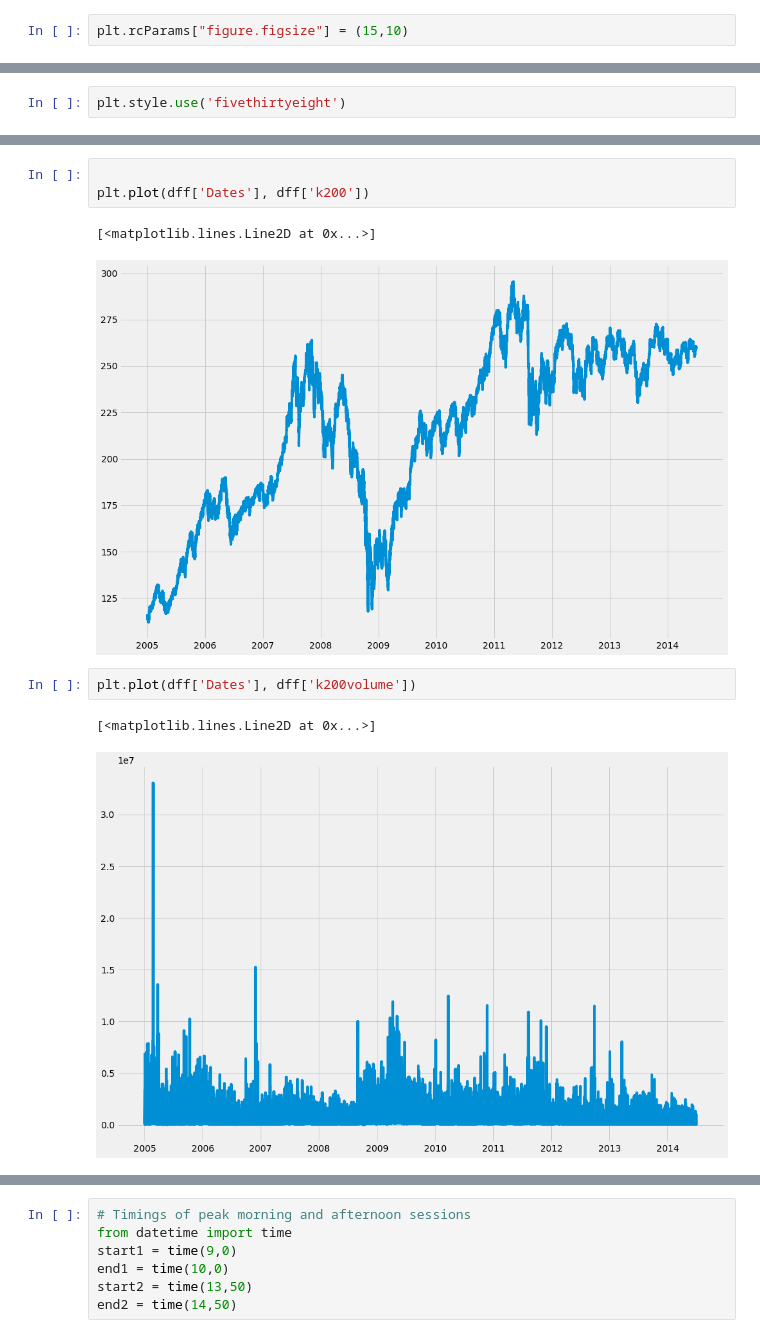
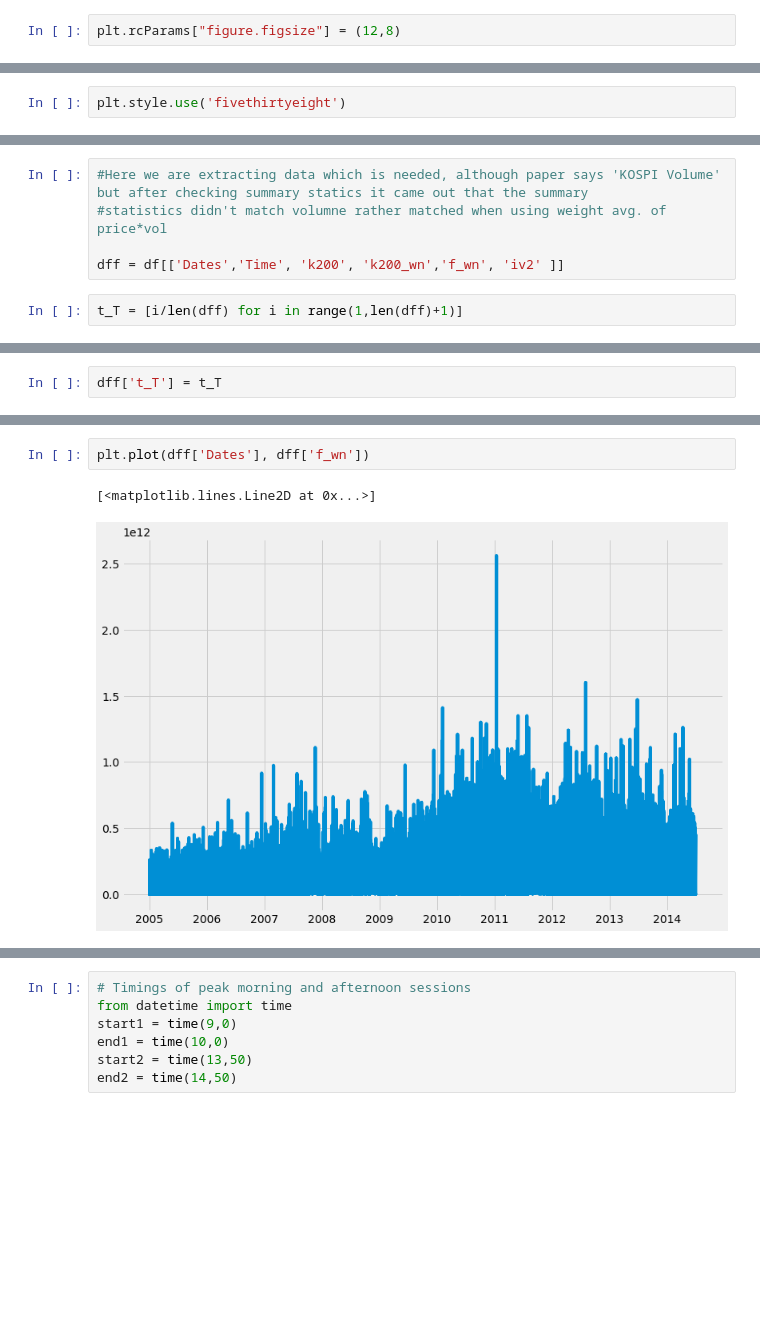
Before and after one commit to shivams289/Kaggle-Projects, a Jupyter notebook: Quantile_regression.ipynb, the cells around one changed output, grey strips where cells are left out. Cells and saved outputs as stored; diff of their text form; blank space fills up the shorter version.

```diff
--- a/Quantile_regression.ipynb
+++ b/Quantile_regression.ipynb
@@ -7,7 +7,7 @@ import seaborn as sns
 import matplotlib.pyplot as plt
 import datetime as dt
 # %%
-plt.rcParams["figure.figsize"] = (15,10)
+plt.rcParams["figure.figsize"] = (12,8)
 # %%
 df = pd.read_csv('/content/drive/MyDrive/dataverse_files/quantile_raw.csv')
 # %%
@@ -82,0 +77,7 @@ dff = df[['Dates','Time', 'k200', 'k200volume','fvolume', 'iv2' ]]
+# %%
+#Here we are extracting data which is needed, although paper says 'KOSPI Volume' but after checking summary statics it came out that the summary
+#statistics didn't match volumne rather matched when using weight avg. of price*vol
+
+dff = df[['Dates','Time', 'k200', 'k200_wn','f_wn', 'iv2' ]]
+# %%
+t_T = [i/len(dff) for i in range(1,len(dff)+1)]
@@ -82,0 +92,2 @@ dff = df[['Dates','Time', 'k200', 'k200volume','fvolume', 'iv2' ]]
+# %%
+dff['t_T'] = t_T
@@ -110,11 +145,5 @@ dtype: int64
 # %%
-
-plt.plot(dff['Dates'], dff['k200'])
+plt.plot(dff['Dates'], dff['f_wn'])
 # %% [output]
 [<matplotlib.lines.Line2D at 0x...>]
-[figure, old version]
+[figure, new version]
-# %%
-plt.plot(dff['Dates'], dff['k200volume'])
-# %% [output]
-[<matplotlib.lines.Line2D at 0x...>]
-[figure, removed]
```
Also changed, not shown: parts of 67 cells of this notebook.
